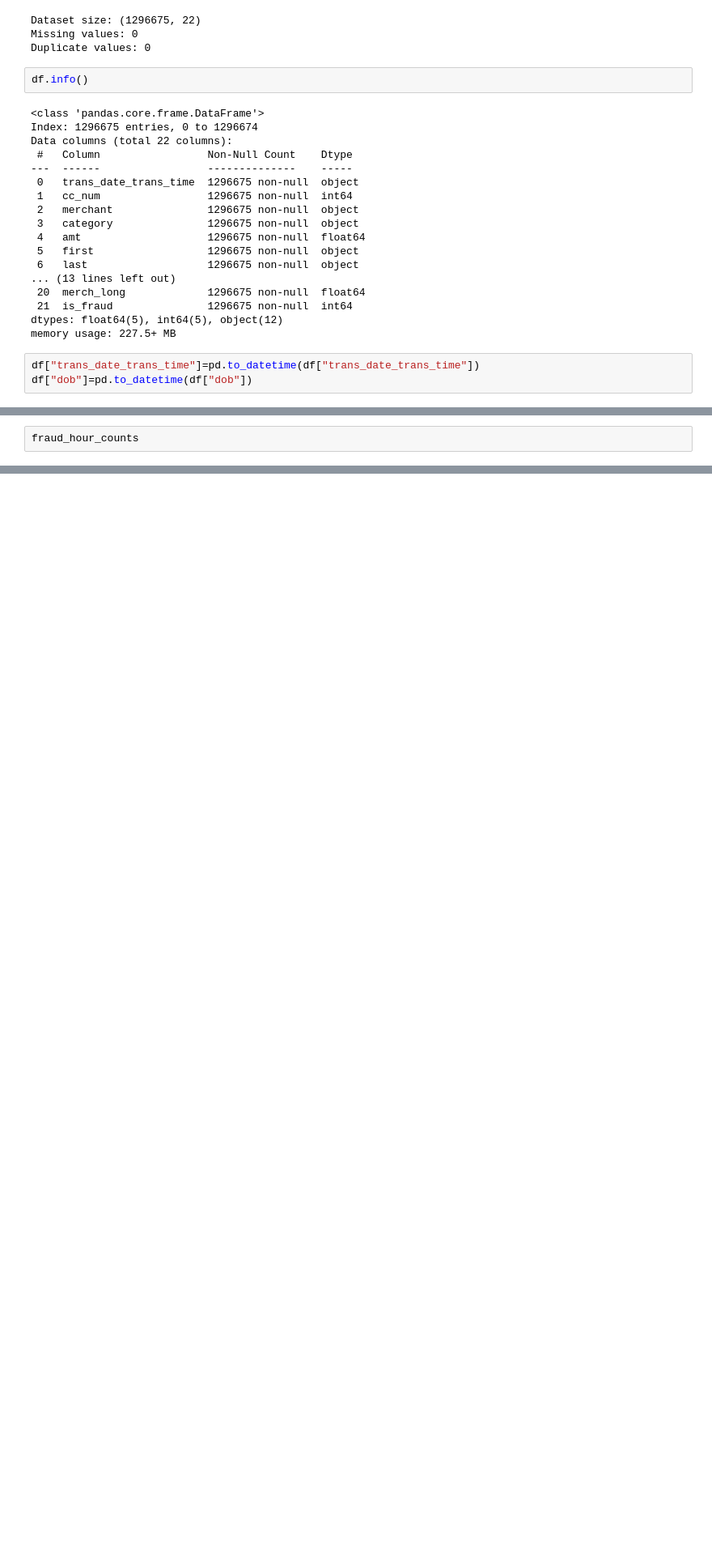
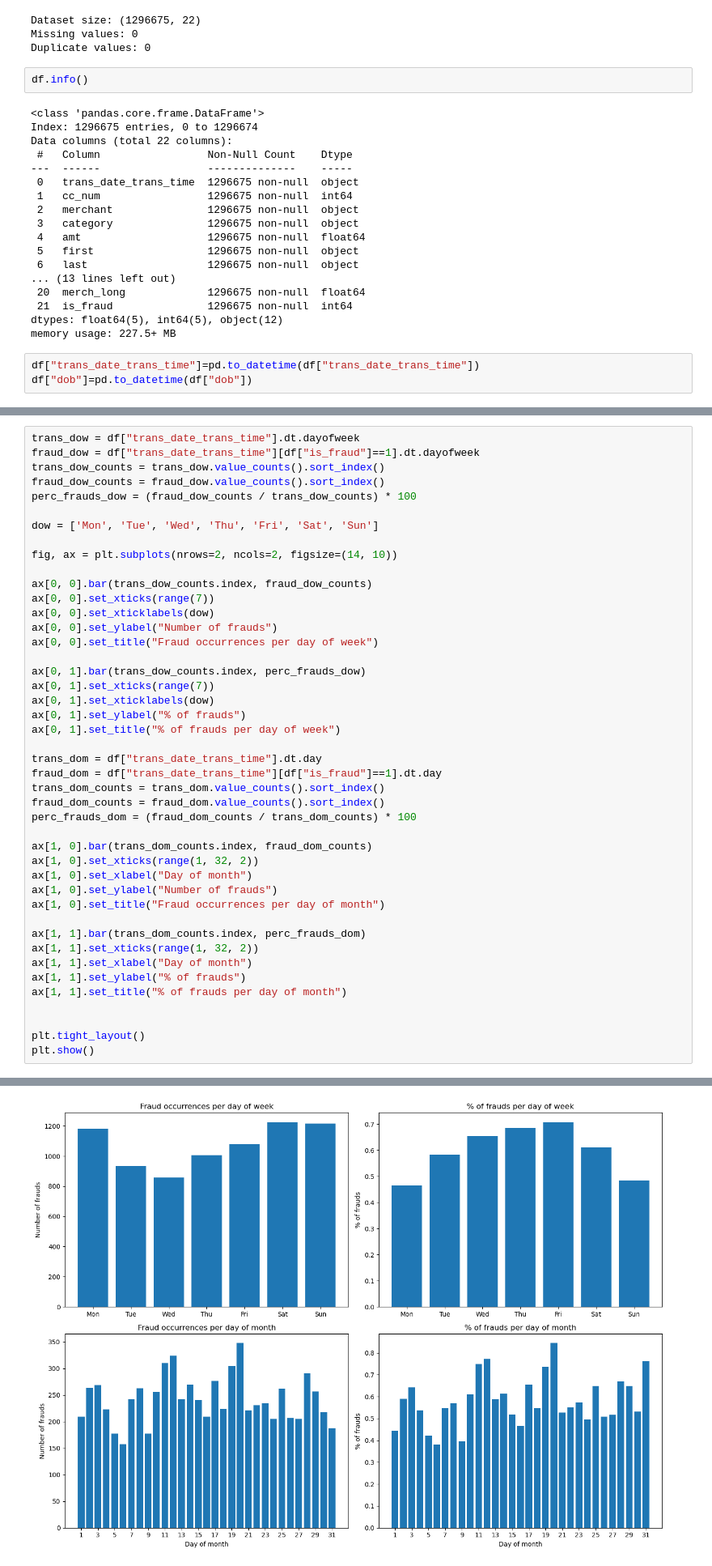
Before and after one commit to giorgiozoccatelli/Fraud-Detection, a Jupyter notebook: creditfraud.ipynb, the cells around one changed output, grey strips where cells are left out. Shown at 81% size. Cells and saved outputs as stored; diff of their text form; blank space fills up the shorter version.

Commit message:
transaction time EDA ended

```diff
--- a/creditfraud.ipynb
+++ b/creditfraud.ipynb
@@ -79,3 +91,45 @@ plt.show()
 # %%
-fraud_hour_counts
+trans_dow = df["trans_date_trans_time"].dt.dayofweek
+fraud_dow = df["trans_date_trans_time"][df["is_fraud"]==1].dt.dayofweek
+trans_dow_counts = trans_dow.value_counts().sort_index()
+fraud_dow_counts = fraud_dow.value_counts().sort_index()
+perc_frauds_dow = (fraud_dow_counts / trans_dow_counts) * 100
+
+dow = ['Mon', 'Tue', 'Wed', 'Thu', 'Fri', 'Sat', 'Sun']
+
+fig, ax = plt.subplots(nrows=2, ncols=2, figsize=(14, 10))
+
+ax[0, 0].bar(trans_dow_counts.index, fraud_dow_counts)
+ax[0, 0].set_xticks(range(7))
+ax[0, 0].set_xticklabels(dow)
+ax[0, 0].set_ylabel("Number of frauds")
+ax[0, 0].set_title("Fraud occurrences per day of week")
+
+ax[0, 1].bar(trans_dow_counts.index, perc_frauds_dow)
+ax[0, 1].set_xticks(range(7))
+ax[0, 1].set_xticklabels(dow)
+ax[0, 1].set_ylabel("% of frauds")
+ax[0, 1].set_title("% of frauds per day of week")
+
+trans_dom = df["trans_date_trans_time"].dt.day
+fraud_dom = df["trans_date_trans_time"][df["is_fraud"]==1].dt.day
+trans_dom_counts = trans_dom.value_counts().sort_index()
+fraud_dom_counts = fraud_dom.value_counts().sort_index()
+perc_frauds_dom = (fraud_dom_counts / trans_dom_counts) * 100
+
+ax[1, 0].bar(trans_dom_counts.index, fraud_dom_counts)
+ax[1, 0].set_xticks(range(1, 32, 2))
+ax[1, 0].set_xlabel("Day of month")
+ax[1, 0].set_ylabel("Number of frauds")
+ax[1, 0].set_title("Fraud occurrences per day of month")
+
+ax[1, 1].bar(trans_dom_counts.index, perc_frauds_dom)
+ax[1, 1].set_xticks(range(1, 32, 2))
+ax[1, 1].set_xlabel("Day of month")
+ax[1, 1].set_ylabel("% of frauds")
+ax[1, 1].set_title("% of frauds per day of month")
+
+
+plt.tight_layout()
+plt.show()
 # %% [output]
@@ -98,0 +136 @@ Name: count, dtype: int64
+[figure, added]
```
Also changed, not shown: parts of 3 cells of this notebook.
